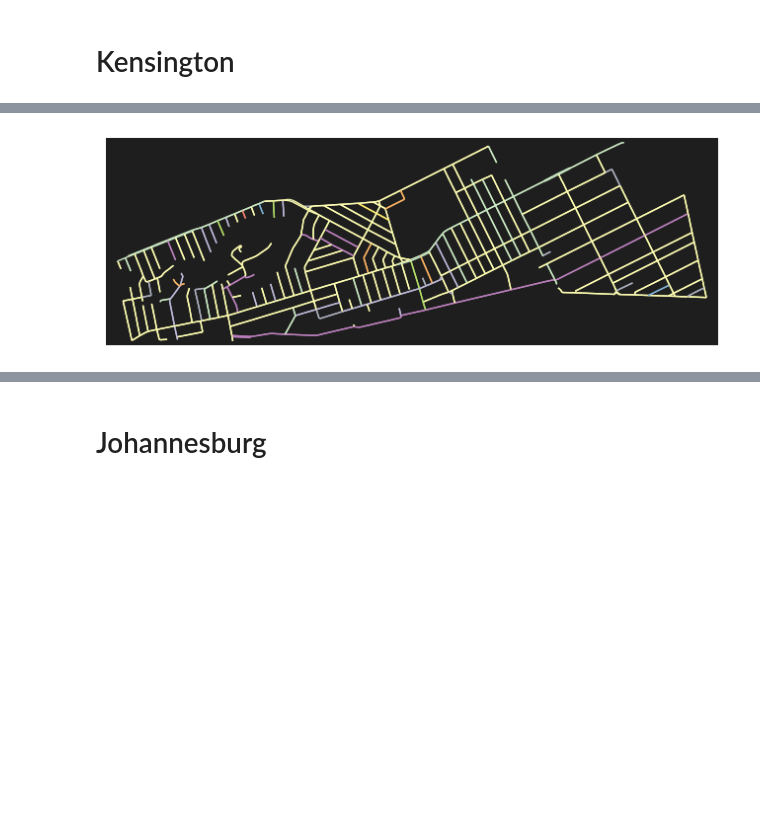
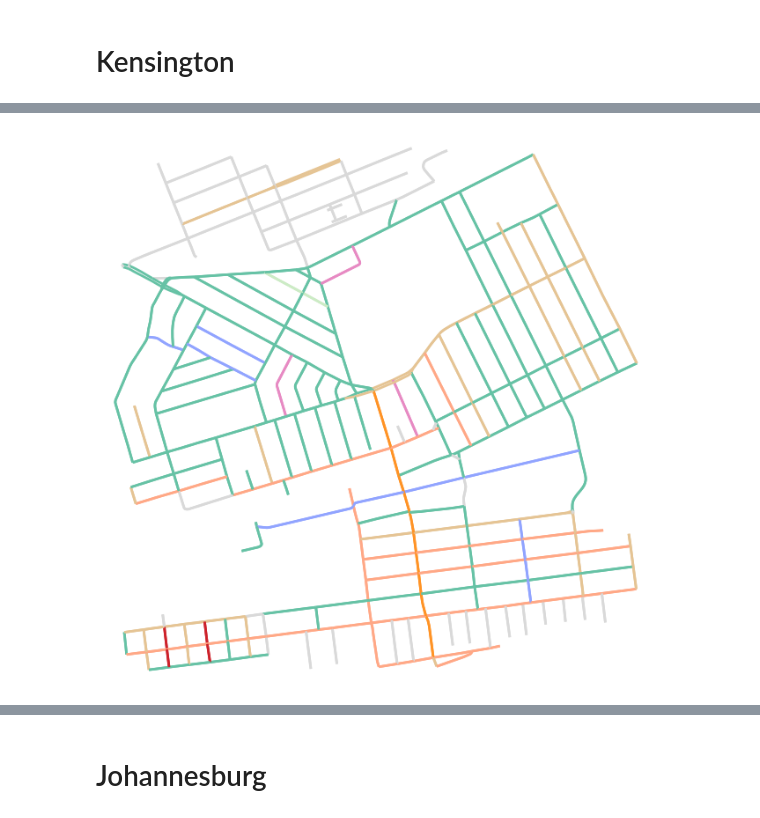
Before and after one commit to Emily-RoseSteyn/south-africa-street-history-mapping, a Jupyter notebook: notebooks/street-origin-mapping.ipynb, the cells around one changed output, grey strips where cells are left out. Cells and saved outputs as stored; diff of their text form; code cells hidden in the pictures; blank space fills up the shorter version.

```diff
--- a/notebooks/street-origin-mapping.ipynb
+++ b/notebooks/street-origin-mapping.ipynb
@@ -17,6 +48,6 @@ ox.citation()
 # %% [markdown]
 # Kensington
 # %%
-kensington_graph = ox.graph_from_place('Kensington, City of Johannesburg, South Africa', network_type="drive")
+kensington_graph = ox.graph_from_address('Kensington, City of Johannesburg, South Africa', network_type="drive")
 ox.plot_graph(kensington_graph)
 # %% [output]
@@ -127,7 +104,5 @@ colour_mapper
 # %%
-from utils.country_colour_map import DEFAULT_COLOUR
-
 # get the color for each edge based on its highway type
-kensington_gdf["colour"] = kensington_gdf.apply(lambda x: colour_mapper.get(x["origin"], DEFAULT_COLOUR), axis=1)
+kensington_gdf["colour"] = kensington_gdf.apply(lambda x: get_colour(x["origin"]), axis=1)
 kensington_gdf
 # %% [output]
@@ -148,12 +123,11 @@ kensington_gdf
 # %%
 #Plot
-bgcolor = "#1e1e1e"
 map_fig, map_ax = ox.plot_graph(kensington_graph, node_size=0,
-                                dpi=100, bgcolor=bgcolor,
+                                dpi=100, bgcolor=DEFAULT_BACKGROUND_COLOUR,
                                 save=False, edge_color=kensington_gdf["colour"],
-                                edge_linewidth=1, edge_alpha=1)
+                                edge_linewidth=2, edge_alpha=1)
 # Can add show=False later
 # %% [output]
-[figure, old version]
+[figure, new version]
 # %%
 # Custom legend
```
Also changed, not shown: parts of 26 cells of this notebook, 3 other files.
